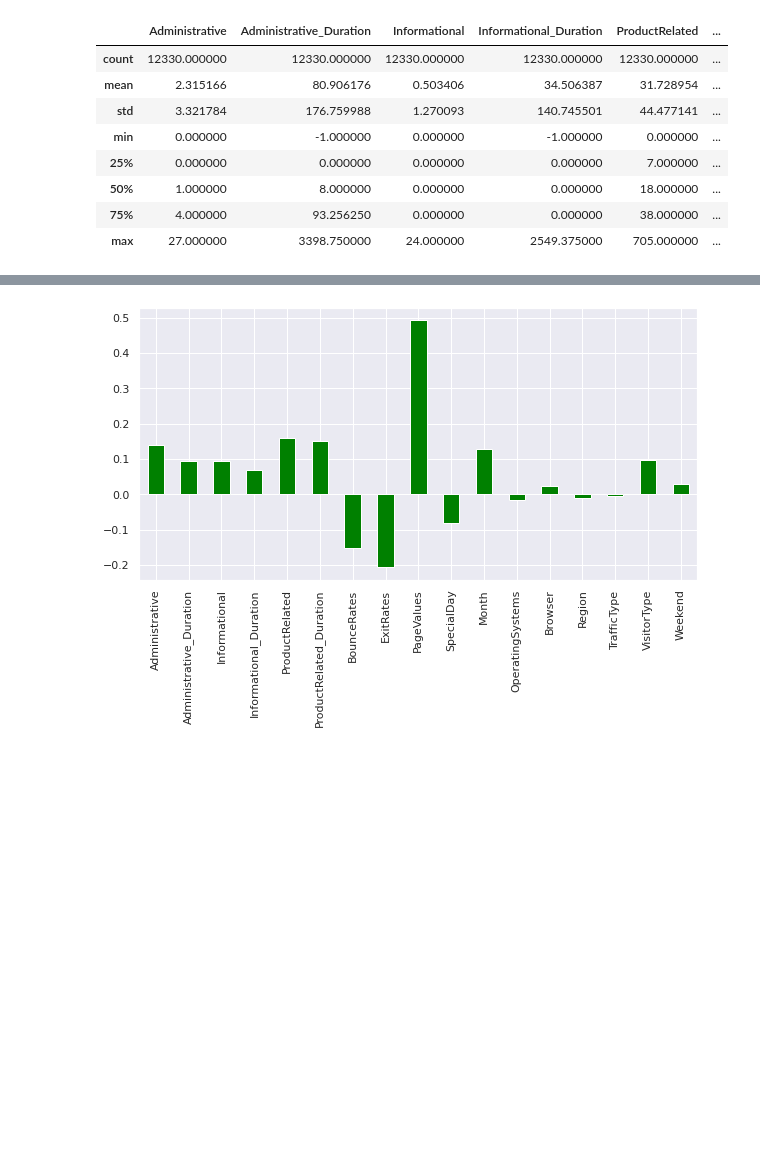
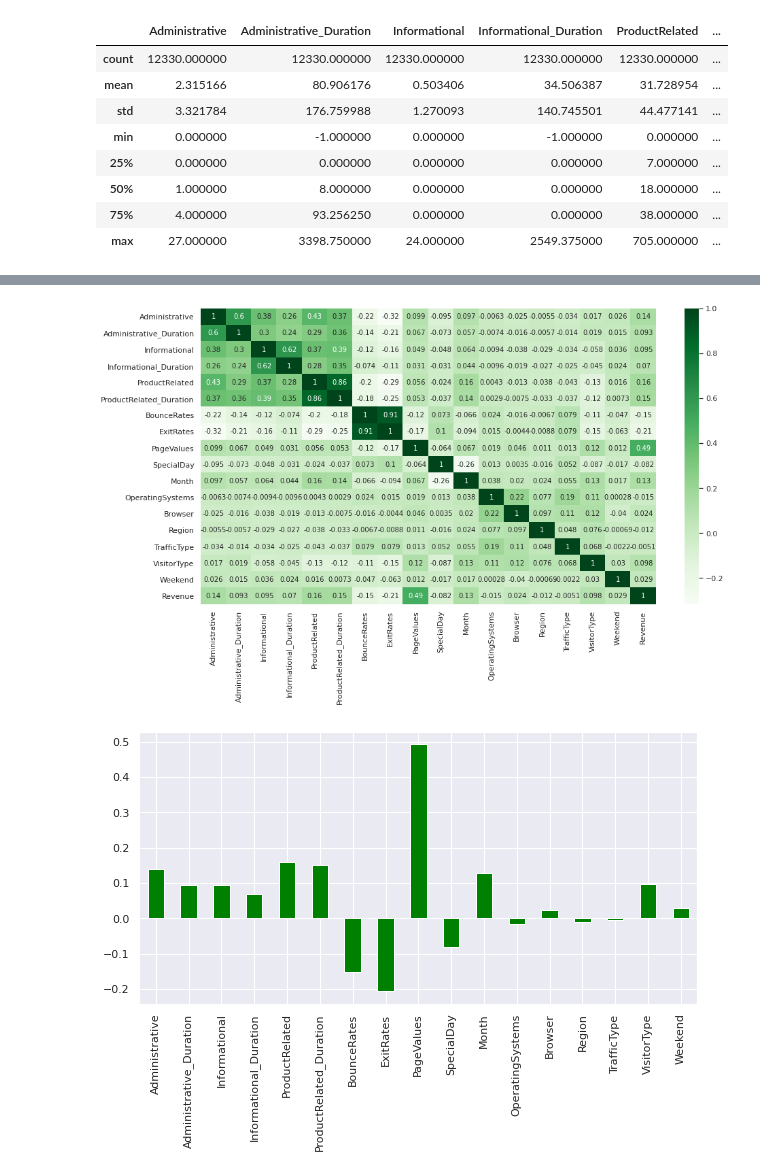
Before and after one commit to mlmaster1995/machine-learning-portforlio-python, a Jupyter notebook: online_shoppers_intention/Data Preprocessing and Analysis.ipynb, the cells around one changed output, grey strips where cells are left out. Drawn from its saved outputs; the diff is of its cells as text; code cells hidden in the pictures; blank space fills up the shorter version.

```diff
--- a/online_shoppers_intention/Data Preprocessing and Analysis.ipynb
+++ b/online_shoppers_intention/Data Preprocessing and Analysis.ipynb
@@ -192,3 +205,10 @@ plt.tight_layout()
+# %%
+"""correlation among all the attributes"""
+plt.figure(figsize=(15,8))
+sns.heatmap(data.corr(method="pearson"), annot=True, cmap="Greens")
+plt.show()
+# %% [output]
+[figure, added]
 # %%
 """plot for correlation between Revenue and all attributes """
 plt.figure(figsize=(10,5))
```
Also changed, not shown: parts of 15 cells of this notebook.
